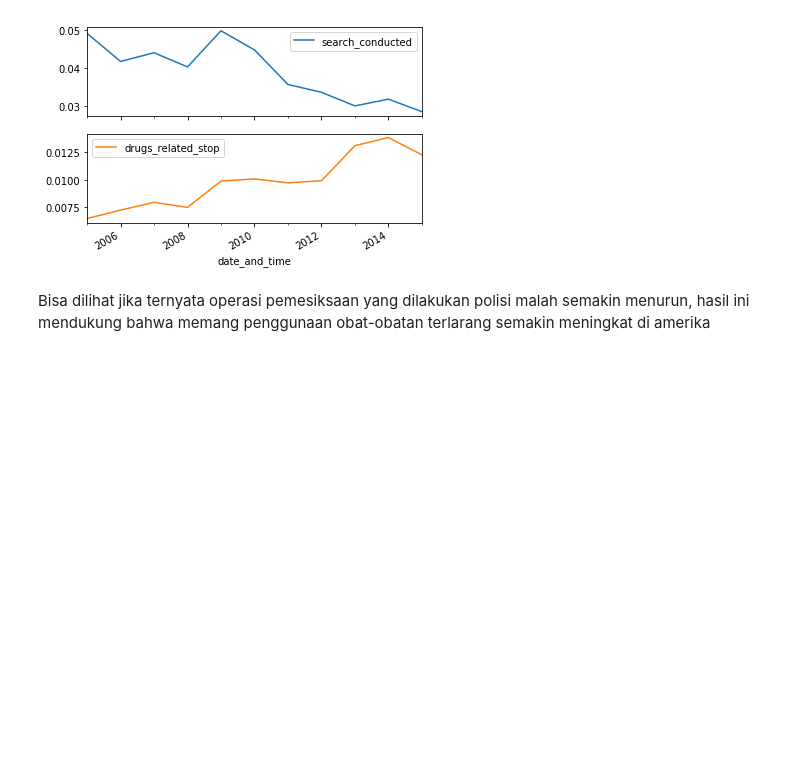
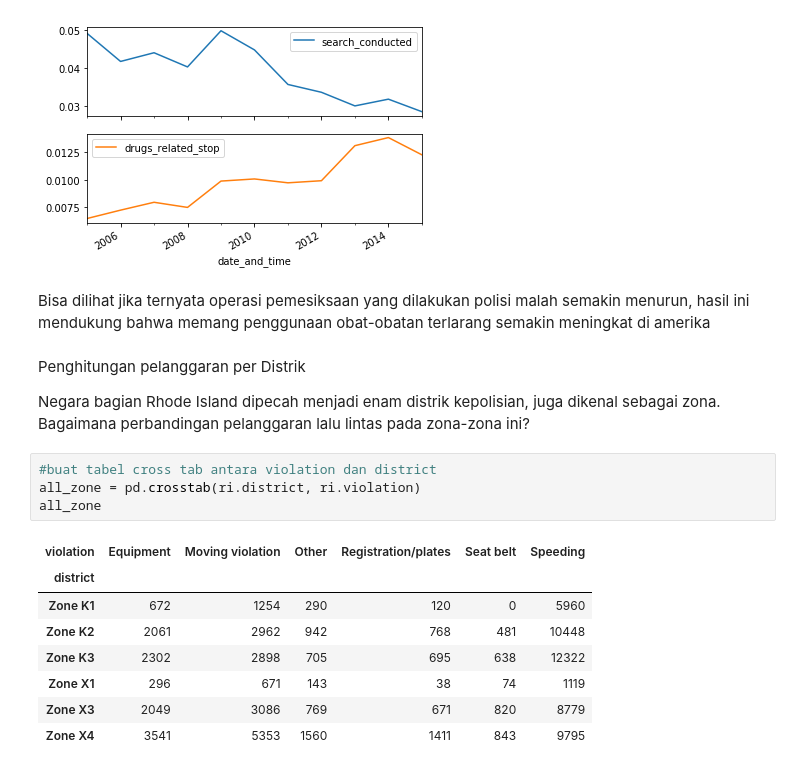
Before and after one commit to royhanmardista/Aktifitas-polisi, a Jupyter notebook: notebook.ipynb, the cells around one changed output. Cells and saved outputs as stored; diff of their text form; blank space fills up the shorter version.

Commit message:
penambahan analisa distrik

```diff
--- a/notebook.ipynb
+++ b/notebook.ipynb
@@ -182,3 +182,20 @@ plt.show()
 [figure]
 # %% [markdown]
 Bisa dilihat jika ternyata operasi pemesiksaan yang dilakukan polisi malah semakin menurun, hasil ini mendukung bahwa memang penggunaan obat-obatan terlarang semakin meningkat di amerika
+# %% [markdown]
+Penghitungan pelanggaran per Distrik
+
+Negara bagian Rhode Island dipecah menjadi enam distrik kepolisian, juga dikenal sebagai zona. Bagaimana perbandingan pelanggaran lalu lintas pada zona-zona ini?
+# %%
+#buat tabel cross tab antara violation dan district
+all_zone = pd.crosstab(ri.district, ri.violation)
+all_zone
+# %% [output]
+| violation | Equipment | Moving violation | Other | Registration/plates | Seat belt | Speeding |
+| district |  |  |  |  |  |  |
+| Zone K1 | 672 | 1254 | 290 | 120 | 0 | 5960 |
+| Zone K2 | 2061 | 2962 | 942 | 768 | 481 | 10448 |
+| Zone K3 | 2302 | 2898 | 705 | 695 | 638 | 12322 |
+| Zone X1 | 296 | 671 | 143 | 38 | 74 | 1119 |
+| Zone X3 | 2049 | 3086 | 769 | 671 | 820 | 8779 |
+| Zone X4 | 3541 | 5353 | 1560 | 1411 | 843 | 9795 |
```
Also changed, not shown: parts of 2 cells of this notebook.
